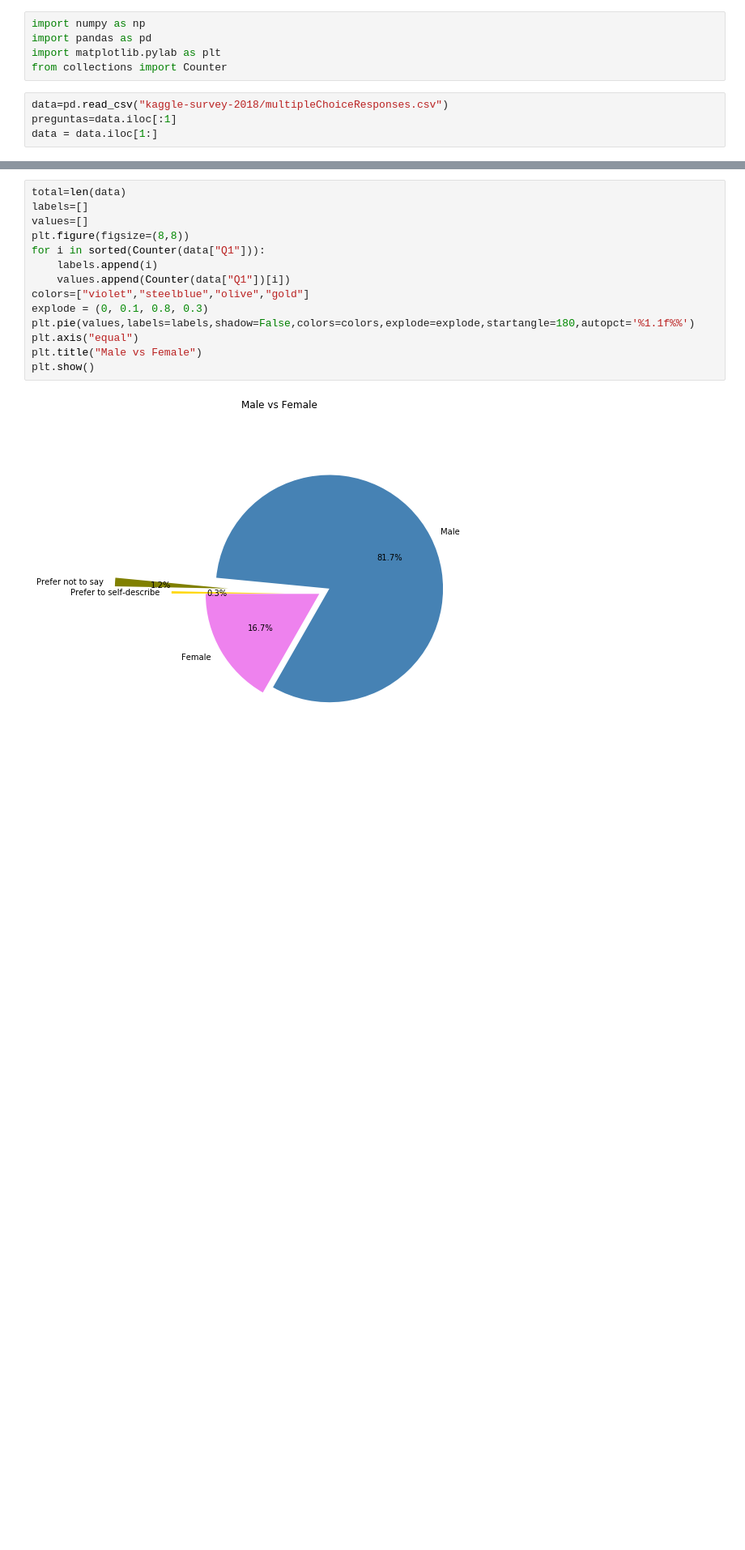
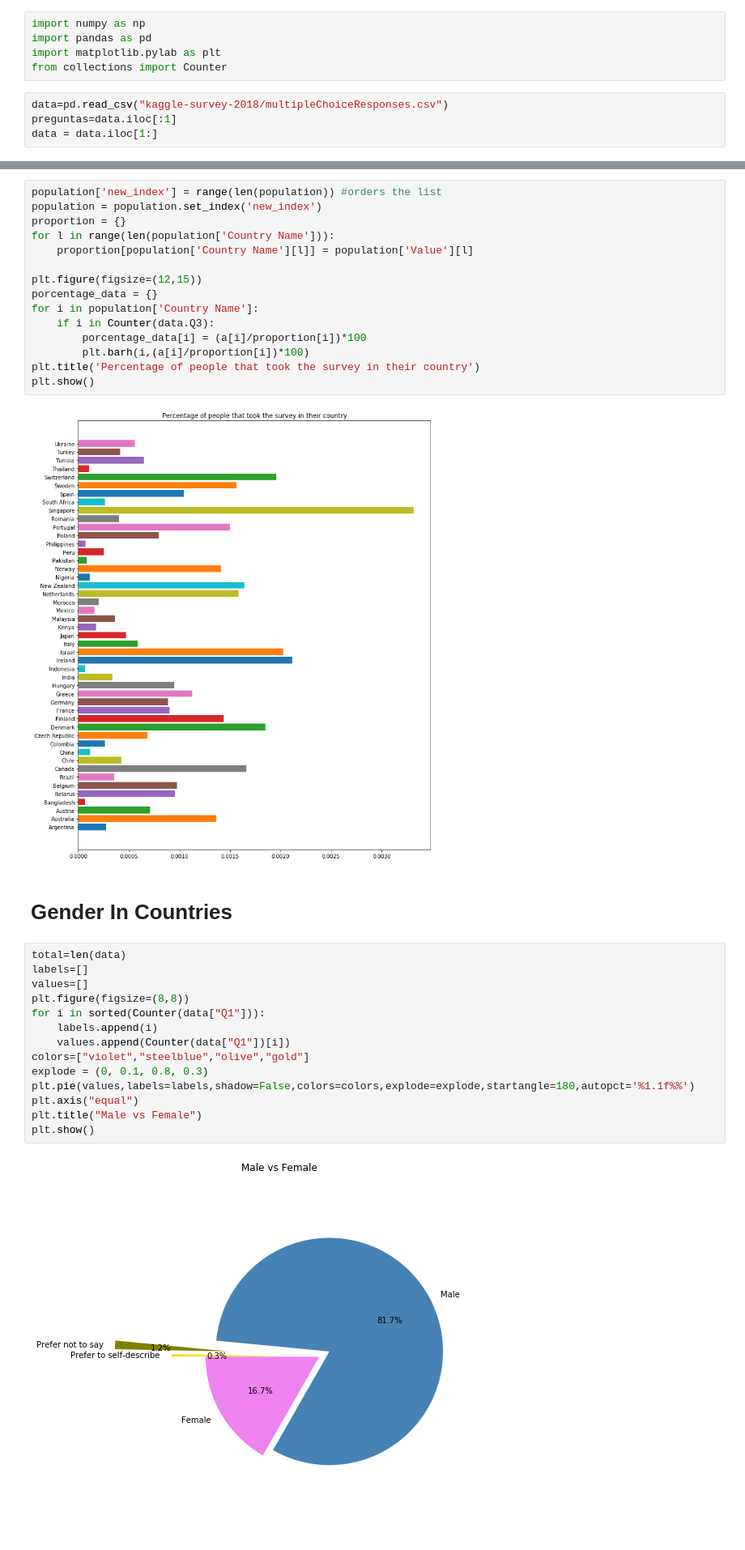
Before and after one commit to JoseMontanaC/JoseAlejandroMontana_Final, a Jupyter notebook: JoseAlejandroMontana_Final.ipynb, the cells around one changed output, grey strips where cells are left out. Shown at 81% size. Cells and saved outputs as stored; diff of their text form; blank space fills up the shorter version.

```diff
--- a/JoseAlejandroMontana_Final.ipynb
+++ b/JoseAlejandroMontana_Final.ipynb
@@ -31,3 +32,22 @@ plt.show()
+# %%
+population['new_index'] = range(len(population)) #orders the list
+population = population.set_index('new_index')
+proportion = {}
+for l in range(len(population['Country Name'])):
+    proportion[population['Country Name'][l]] = population['Value'][l]
+
+plt.figure(figsize=(12,15))
+porcentage_data = {}
+for i in population['Country Name']:
+    if i in Counter(data.Q3):
+        porcentage_data[i] = (a[i]/proportion[i])*100
+        plt.barh(i,(a[i]/proportion[i])*100)
+plt.title('Percentage of people that took the survey in their country')
+plt.show()
+# %% [output]
+[figure, added]
+# %% [markdown]
+# Gender In Countries
 # %%
 total=len(data)
 labels=[]
```
Also changed, not shown: parts of 7 cells of this notebook.
